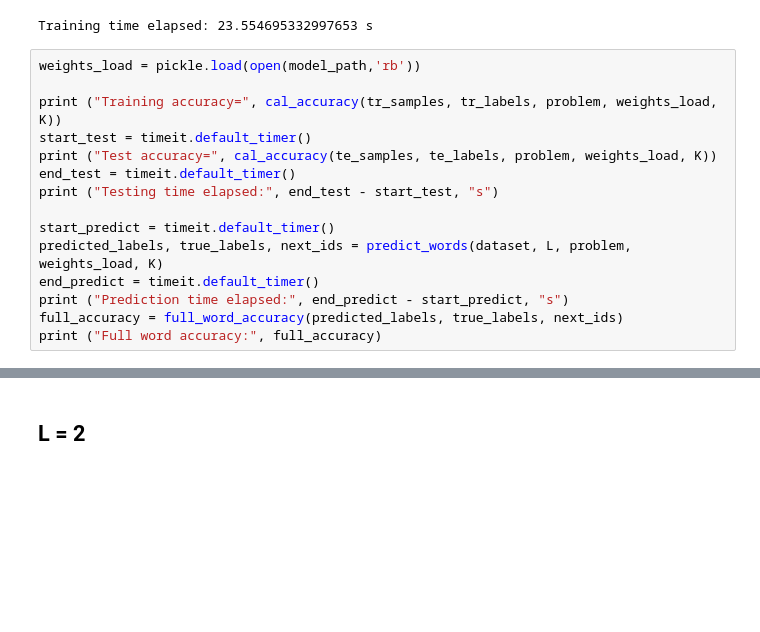
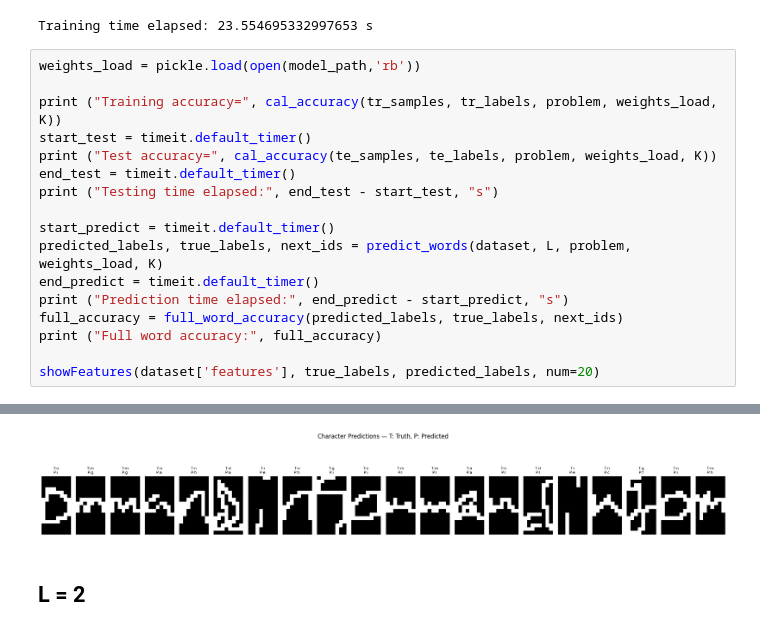
Before and after one commit to ryanyychen/cogs185-final-project, a Jupyter notebook: structural_svm.ipynb, the cells around one changed output, grey strips where cells are left out. Drawn from its saved outputs; the diff is of its cells as text; blank space fills up the shorter version.

```diff
--- a/structural_svm.ipynb
+++ b/structural_svm.ipynb
@@ -460,4 +499,6 @@ end_predict = timeit.default_timer()
 print ("Prediction time elapsed:", end_predict - start_predict, "s")
 full_accuracy = full_word_accuracy(predicted_labels, true_labels, next_ids)
 print ("Full word accuracy:", full_accuracy)
+
+showFeatures(dataset['features'], true_labels, predicted_labels, num=20)
 # %% [output]
@@ -468,4 +509,5 @@ Prediction time elapsed: 23.30437362500379 s
 Full word accuracy: 0.0
+[figure, added]
 # %% [markdown]
 ## L = 2
 # %%
```
Also changed, not shown: parts of 14 cells of this notebook, 5 other files.
